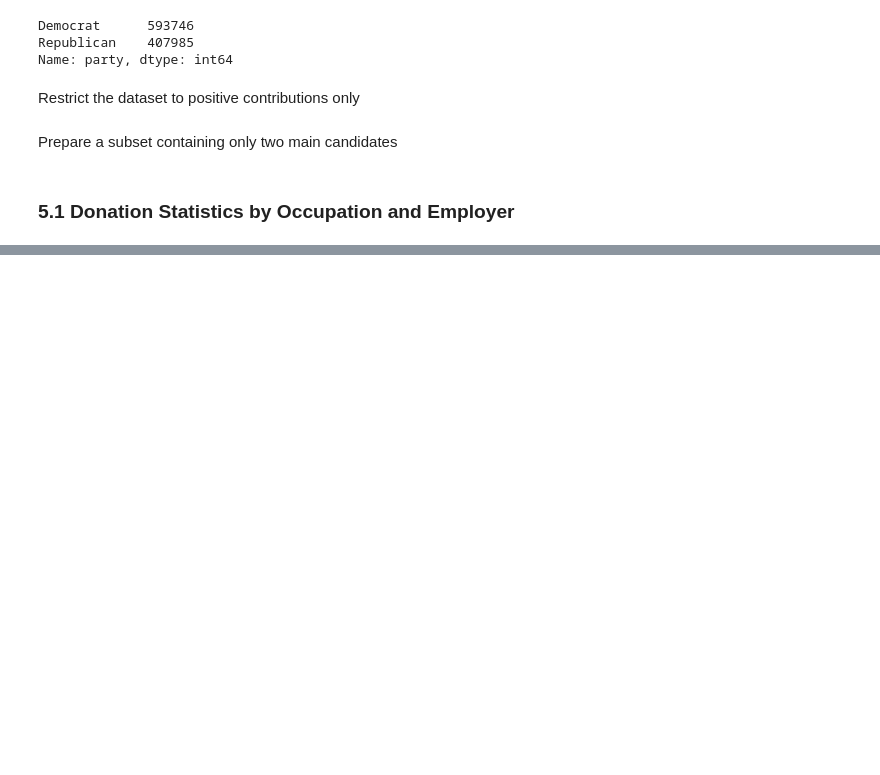
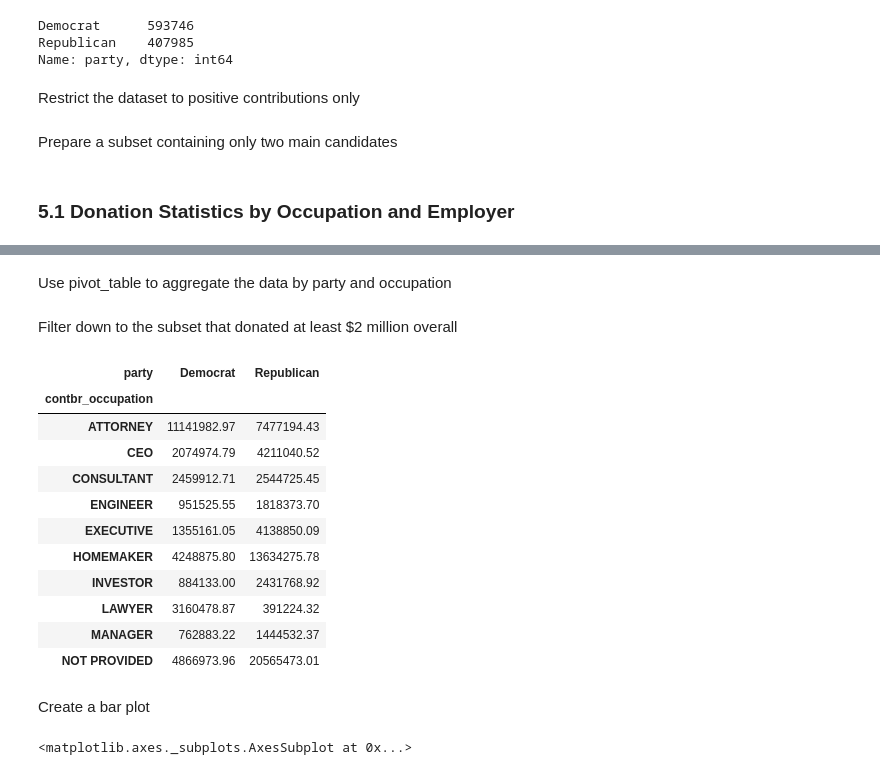
Before and after one commit to Gakun/python_for_data_analysis, a Jupyter notebook: CH14 - Data Analysis Examples.ipynb, the cells around one changed output, grey strips where cells are left out. Drawn from its saved outputs; the diff is of its cells as text; code cells hidden in the pictures; blank space fills up the shorter version.

```diff
--- a/CH14 - Data Analysis Examples.ipynb
+++ b/CH14 - Data Analysis Examples.ipynb
@@ -1264,0 +1303,35 @@ fec_mrbo = fec[fec.cand_nm.isin(['Obama, Barack', 'Romney, Mitt'])]
+# %%
+f = lambda x: emp_mapping.get(x, x)
+# %%
+fec.contbr_employer = fec.contbr_employer.map(f)
+# %% [markdown]
+Use pivot_table to aggregate the data by party and occupation
+# %%
+by_occupation = fec.pivot_table('contb_receipt_amt',
+                                index='contbr_occupation',
+                                columns='party', aggfunc='sum')
+# %% [markdown]
+Filter down to the subset that donated at least $2 million overall
+# %%
+over_2mm = by_occupation[by_occupation.sum(1) > 2000000]
+# %%
+over_2mm.head(10)
+# %% [output]
+| party | Democrat | Republican |
+| contbr_occupation |  |  |
+| ATTORNEY | 11141982.97 | 7477194.43 |
+| CEO | 2074974.79 | 4211040.52 |
+| CONSULTANT | 2459912.71 | 2544725.45 |
+| ENGINEER | 951525.55 | 1818373.70 |
+| EXECUTIVE | 1355161.05 | 4138850.09 |
+| HOMEMAKER | 4248875.80 | 13634275.78 |
+| INVESTOR | 884133.00 | 2431768.92 |
+| LAWYER | 3160478.87 | 391224.32 |
+| MANAGER | 762883.22 | 1444532.37 |
+| NOT PROVIDED | 4866973.96 | 20565473.01 |
+# %% [markdown]
+Create a bar plot
+# %%
+over_2mm.plot(kind='barh')
+# %% [output]
+<matplotlib.axes._subplots.AxesSubplot at 0x...>
```
Also changed, not shown: parts of 37 cells of this notebook.
